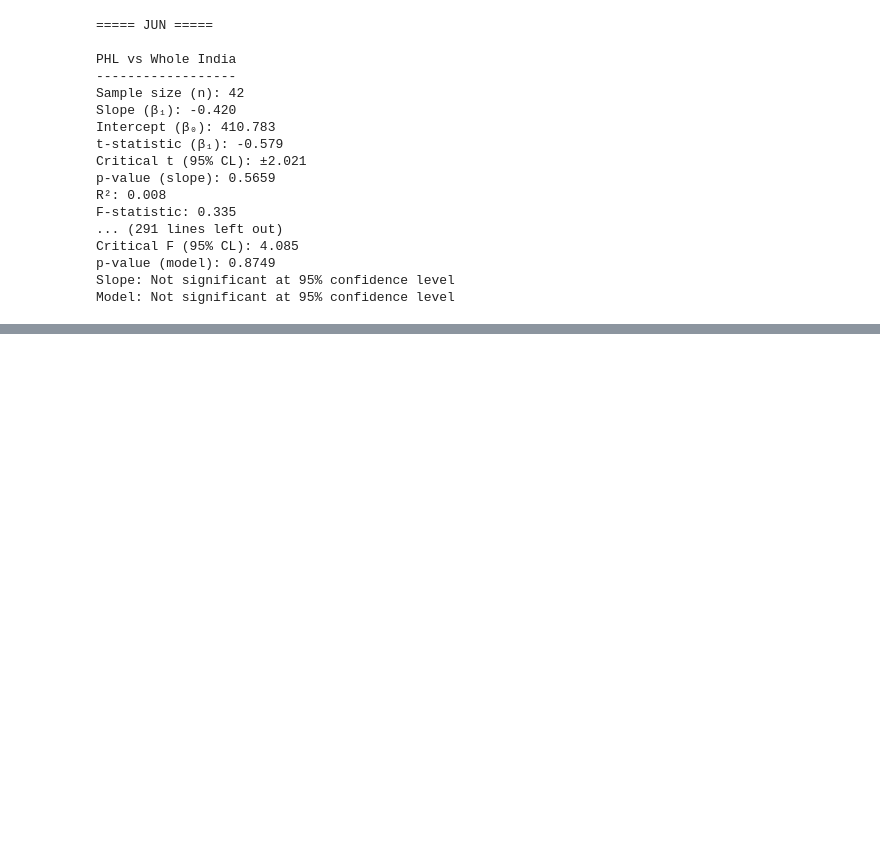
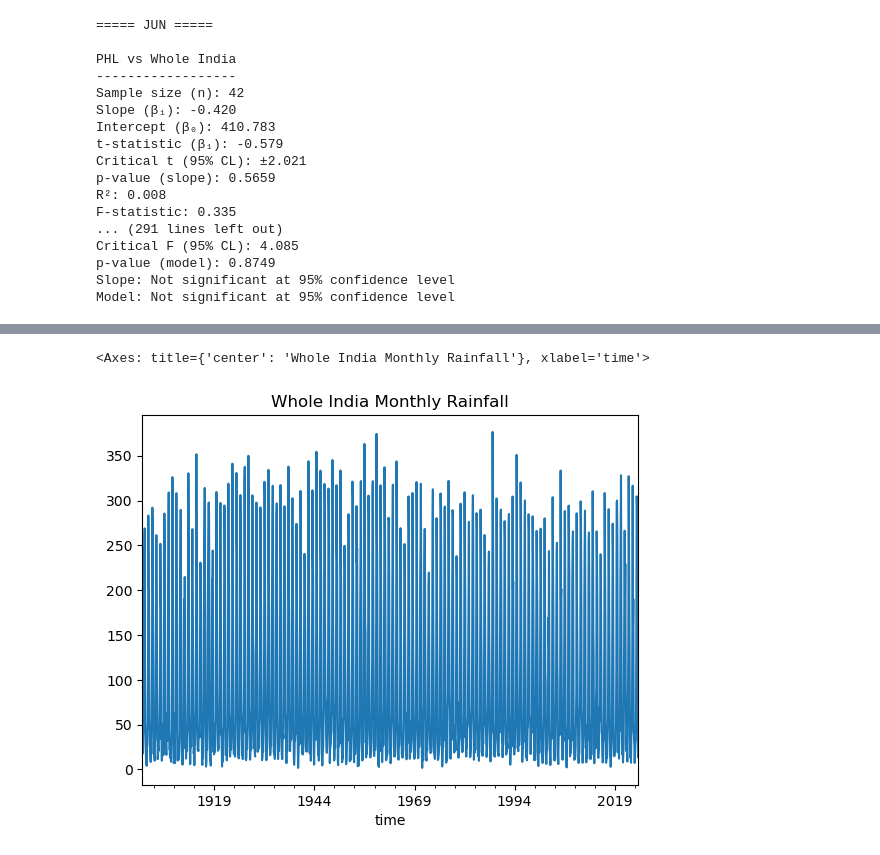
Before and after one commit to AleandraR/MS_Thesis_SWM, a Jupyter notebook: 02_notebooks/01a_INDvPHL_TimeSeries.ipynb, the cells around one changed output, grey strips where cells are left out. Saved outputs shown, nothing was run; the diff lists cells and outputs as text; code cells hidden in the pictures; blank space fills up the shorter version.

```diff
--- a/02_notebooks/01a_INDvPHL_TimeSeries.ipynb
+++ b/02_notebooks/01a_INDvPHL_TimeSeries.ipynb
@@ -920,0 +1017,46 @@ Model: Not significant at 95% confidence level
+# %%
+ind_files = {
+    "Whole_IND": r"C:\Users\Nitro 5\Documents\MS\Thesis\GitHub\MS_Thesis_SWM\01_data\01_raw\01_IND\AIR_Whole-IND.csv",
+    "Central_IND": r"C:\Users\Nitro 5\Documents\MS\Thesis\GitHub\MS_Thesis_SWM\01_data\01_raw\01_IND\AIR_Cen-IND.csv",
+    "NE_IND": r"C:\Users\Nitro 5\Documents\MS\Thesis\GitHub\MS_Thesis_SWM\01_data\01_raw\01_IND\AIR_NE-IND.csv",
+    "NW_IND": r"C:\Users\Nitro 5\Documents\MS\Thesis\GitHub\MS_Thesis_SWM\01_data\01_raw\01_IND\AIR_NW-IND.csv",
+    "Pen_IND": r"C:\Users\Nitro 5\Documents\MS\Thesis\GitHub\MS_Thesis_SWM\01_data\01_raw\01_IND\AIR_Pen-IND.csv"
+}
+# %%
+ind_month_map = {
+    "Jan": 1, "Feb": 2, "Mar": 3, "Apr": 4,
+    "May": 5, "Jun": 6, "Jul": 7, "Aug": 8,
+    "Sep": 9, "Oct": 10, "Nov": 11, "Dec": 12
+}
+# %%
+def load_indian_monthly(path):
+    df = pd.read_csv(path)
+
+    df_long = (
+        df
+        .melt(id_vars="Year", value_vars=ind_month_map.keys(),
+              var_name="month", value_name="rain")
+    )
+
+    df_long["month"] = df_long["month"].map(ind_month_map)
+    df_long["time"] = pd.to_datetime(
+        dict(year=df_long["Year"], month=df_long["month"], day=1)
+    )
+
+    ts = (
+        df_long
+        .sort_values("time")
+        .set_index("time")["rain"]
+    )
+
+    return ts
+# %%
+ind_ts = {}
+
+for region, path in ind_files.items():
+    ind_ts[region] = load_indian_monthly(path)
+# %%
+ind_ts["Whole_IND"].plot(title="Whole India Monthly Rainfall")
+# %% [output]
+<Axes: title={'center': 'Whole India Monthly Rainfall'}, xlabel='time'>
+[figure, added]
```
Also changed, not shown: parts of 23 cells of this notebook.
